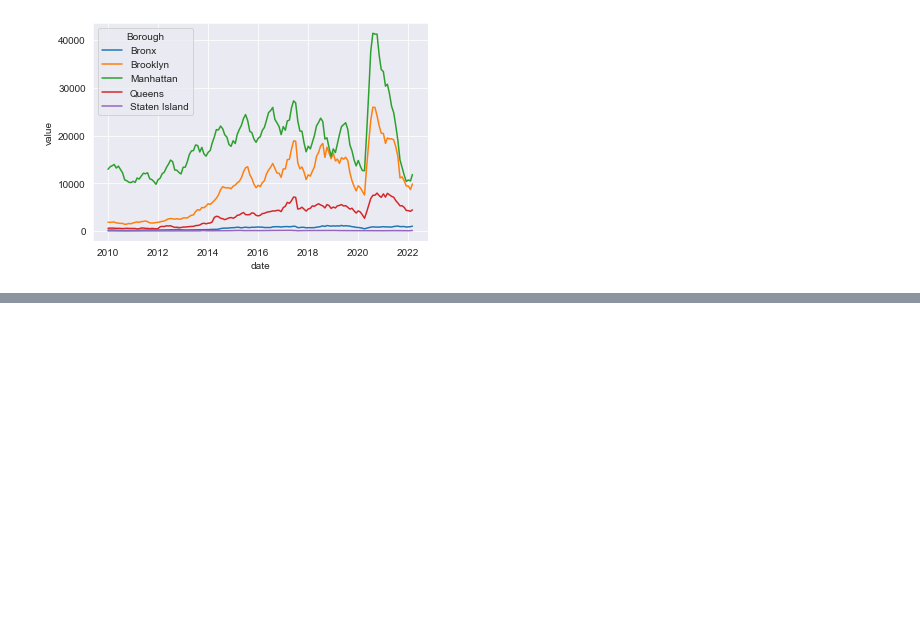
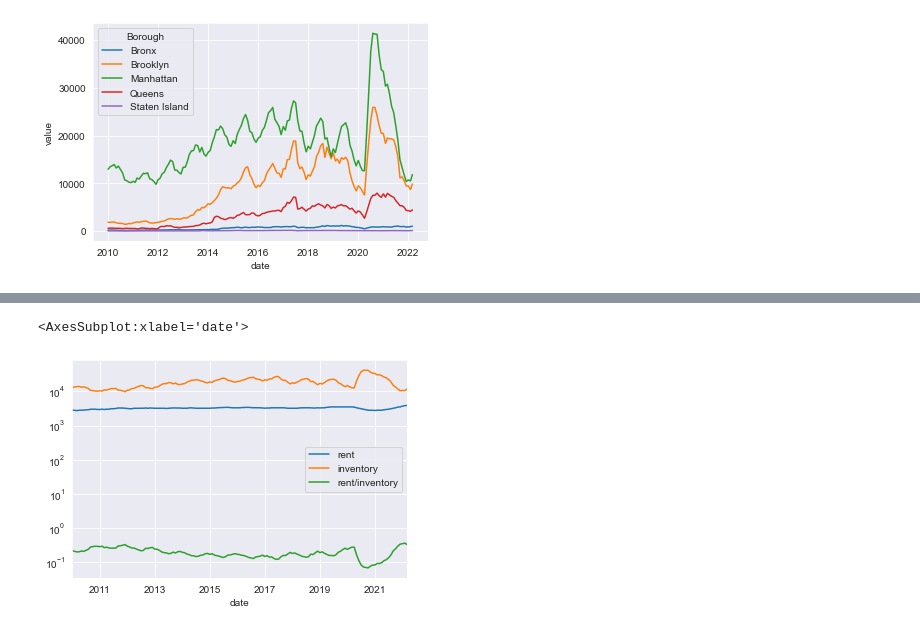
Before and after one commit to PythonGurl/Dashboard, a Jupyter notebook: graphs.ipynb, the cells around one changed output, grey strips where cells are left out. Cells and saved outputs as stored; diff of their text form; code cells hidden in the pictures; blank space fills up the shorter version.

```diff
--- a/graphs.ipynb
+++ b/graphs.ipynb
@@ -70,0 +126,12 @@ sns.lineplot(data=df, x='date', y='value', hue='Borough')
+# %%
+mdf = get_median_asking_rent()
+mdf = mdf.loc[mdf["areaType"] == "borough"]
+mdf = mdf.drop(columns=["areaType", "areaName"])
+mdf = mdf.set_index(["Borough", "date"])
+mdf = mdf.rename(columns={"value": "rent"})
+# %%
+idf = get_rental_inventory()
+idf = idf.loc[idf["areaType"] == "borough"]
+idf = idf.drop(columns=["areaType", "areaName"])
+idf = idf.set_index(["Borough", "date"])
+idf = idf.rename(columns={"value": "inventory"})
@@ -70,0 +172,3 @@ sns.lineplot(data=df, x='date', y='value', hue='Borough')
+# %%
+df = mdf.join(idf).sort_index()
+df["rent/inventory"] = df["rent"] / df["inventory"]
@@ -70,0 +192,5 @@ sns.lineplot(data=df, x='date', y='value', hue='Borough')
+# %%
+df.loc["Manhattan"].plot(logy=True)
+# %% [output]
+<AxesSubplot:xlabel='date'>
+[figure, added]
```
Also changed, not shown: parts of 12 cells of this notebook, 3 other files.
